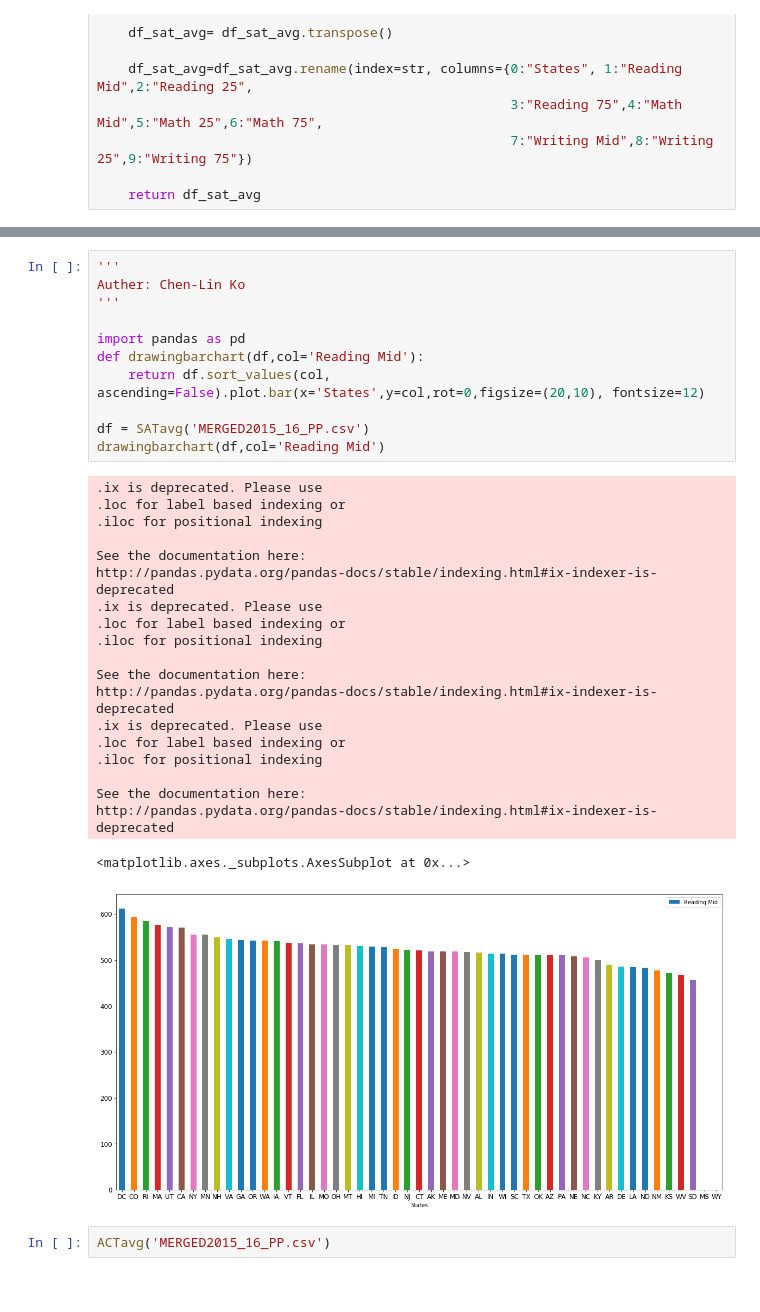
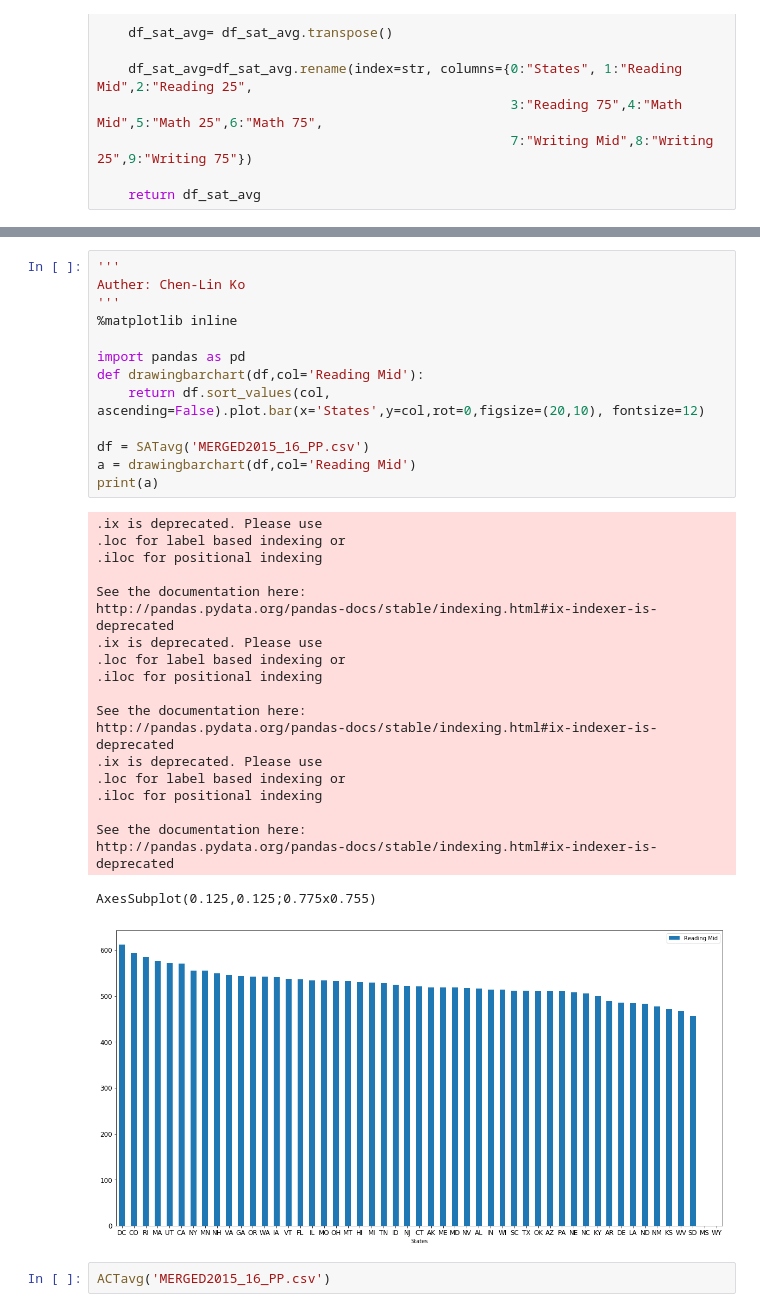
Before and after one commit to Lewisclko/ucsdece143project, a Jupyter notebook: Barchat_ ACT_SAT.ipynb, the cells around one changed output, grey strips where cells are left out. Cells and saved outputs as stored; diff of their text form.

```diff
--- a/Barchat_ ACT_SAT.ipynb
+++ b/Barchat_ ACT_SAT.ipynb
@@ -565,35 +609,37 @@ http://pandas.pydata.org/pandas-docs/stable/indexing.html#ix-indexer-is-deprecat
 # %%
 '''
 Auther: Chen-Lin Ko
 '''
+%matplotlib inline
 
 import pandas as pd
 def drawingbarchart(df,col='Reading Mid'):
     return df.sort_values(col, ascending=False).plot.bar(x='States',y=col,rot=0,figsize=(20,10), fontsize=12)
 
 df = SATavg('MERGED2015_16_PP.csv')
-drawingbarchart(df,col='Reading Mid')
+a = drawingbarchart(df,col='Reading Mid')
+print(a)
 # %% [output]
 .ix is deprecated. Please use
 .loc for label based indexing or
 .iloc for positional indexing
 
 See the documentation here:
 http://pandas.pydata.org/pandas-docs/stable/indexing.html#ix-indexer-is-deprecated
 .ix is deprecated. Please use
 .loc for label based indexing or
 .iloc for positional indexing
 
 See the documentation here:
 http://pandas.pydata.org/pandas-docs/stable/indexing.html#ix-indexer-is-deprecated
 .ix is deprecated. Please use
 .loc for label based indexing or
 .iloc for positional indexing
 
 See the documentation here:
 http://pandas.pydata.org/pandas-docs/stable/indexing.html#ix-indexer-is-deprecated
-<matplotlib.axes._subplots.AxesSubplot at 0x...>
+AxesSubplot(0.125,0.125;0.775x0.755)
-[figure, old version]
+[figure, new version]
 # %%
 ACTavg('MERGED2015_16_PP.csv')
 # %% [output]
```
Also changed, not shown: parts of 7 cells of this notebook, 5 other files.
